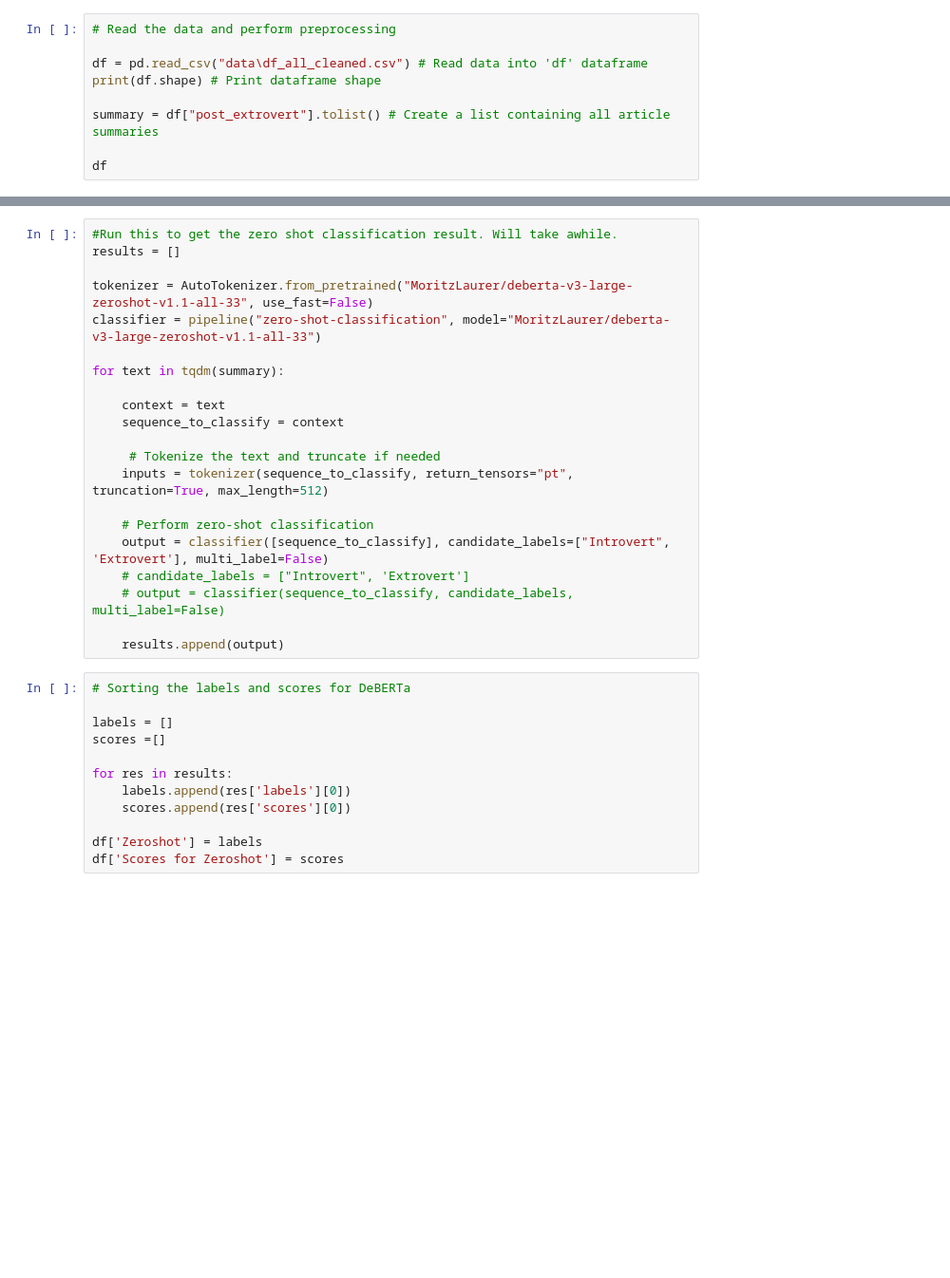
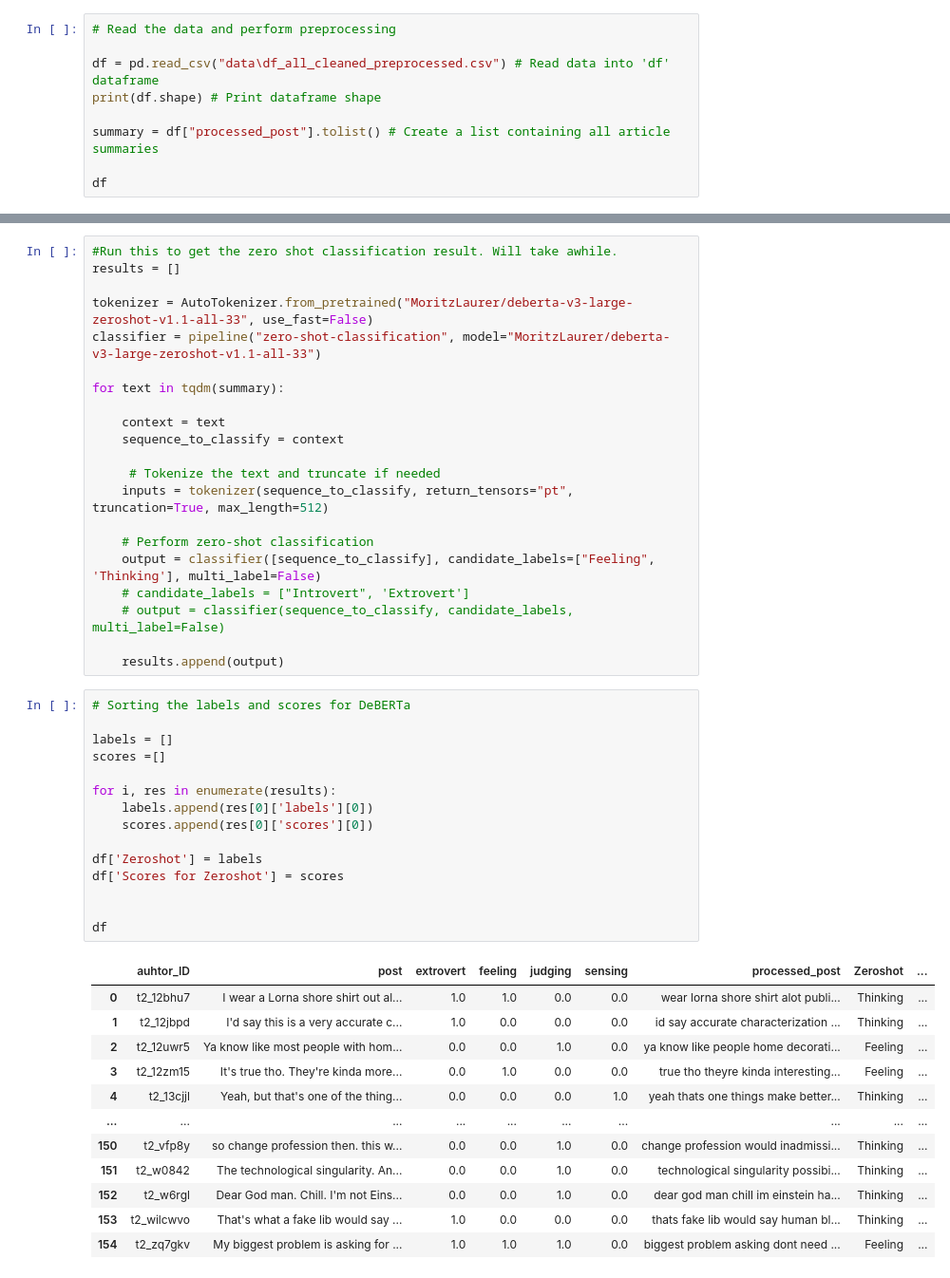
Before and after one commit to DimitarDimitrov2001/LanguageAI-Assignment, a Jupyter notebook: Zeroshot.ipynb, the cells around one changed output, grey strips where cells are left out. Shown: that part at 95% size. Drawn from its saved outputs; the diff is of its cells as text; blank space fills up the shorter version.

Commit message:
Updated Zeroshot and Wordclouds

```diff
--- a/Zeroshot.ipynb
+++ b/Zeroshot.ipynb
@@ -5,9 +6,9 @@ from transformers import pipeline, AutoTokenizer
 # %%
 # Read the data and perform preprocessing
 
-df = pd.read_csv("data\df_all_cleaned.csv") # Read data into 'df' dataframe
+df = pd.read_csv("data\df_all_cleaned_preprocessed.csv") # Read data into 'df' dataframe
 print(df.shape) # Print dataframe shape
 
-summary = df["post_extrovert"].tolist() # Create a list containing all article summaries
+summary = df["processed_post"].tolist() # Create a list containing all article summaries
 
 df
@@ -27,7 +43,7 @@ for text in tqdm(summary):
     inputs = tokenizer(sequence_to_classify, return_tensors="pt", truncation=True, max_length=512)
 
     # Perform zero-shot classification
-    output = classifier([sequence_to_classify], candidate_labels=["Introvert", 'Extrovert'], multi_label=False)
+    output = classifier([sequence_to_classify], candidate_labels=["Feeling", 'Thinking'], multi_label=False)
     # candidate_labels = ["Introvert", 'Extrovert']
     # output = classifier(sequence_to_classify, candidate_labels, multi_label=False)
 
@@ -35,12 +51,28 @@ for text in tqdm(summary):
 # %%
 # Sorting the labels and scores for DeBERTa
 
 labels = []
 scores =[]
 
-for res in results:
-    labels.append(res['labels'][0])
-    scores.append(res['scores'][0])
+for i, res in enumerate(results):
+    labels.append(res[0]['labels'][0])
+    scores.append(res[0]['scores'][0])
 
 df['Zeroshot'] = labels
 df['Scores for Zeroshot'] = scores
+
+
+df
+# %% [output]
+|  | auhtor_ID | post | extrovert | feeling | judging | sensing | processed_post | Zeroshot | ... |
+| 0 | t2_12bhu7 | I wear a Lorna shore shirt out al... | 1.0 | 1.0 | 0.0 | 0.0 | wear lorna shore shirt alot publi... | Thinking | ... |
+| 1 | t2_12jbpd | I'd say this is a very accurate c... | 1.0 | 0.0 | 0.0 | 0.0 | id say accurate characterization ... | Thinking | ... |
+| 2 | t2_12uwr5 | Ya know like most people with hom... | 0.0 | 0.0 | 1.0 | 0.0 | ya know like people home decorati... | Feeling | ... |
+| 3 | t2_12zm15 | It's true tho. They're kinda more... | 0.0 | 1.0 | 0.0 | 0.0 | true tho theyre kinda interesting... | Feeling | ... |
+| 4 | t2_13cjjl | Yeah, but that's one of the thing... | 0.0 | 0.0 | 0.0 | 1.0 | yeah thats one things make better... | Thinking | ... |
+| ... | ... | ... | ... | ... | ... | ... | ... | ... | ... |
+| 150 | t2_vfp8y | so change profession then. this w... | 0.0 | 0.0 | 1.0 | 0.0 | change profession would inadmissi... | Thinking | ... |
+| 151 | t2_w0842 | The technological singularity. An... | 0.0 | 0.0 | 1.0 | 0.0 | technological singularity possibi... | Thinking | ... |
+| 152 | t2_w6rgl | Dear God man. Chill. I'm not Eins... | 0.0 | 0.0 | 1.0 | 0.0 | dear god man chill im einstein ha... | Thinking | ... |
+| 153 | t2_wilcwvo | That's what a fake lib would say ... | 1.0 | 0.0 | 0.0 | 0.0 | thats fake lib would say human bl... | Thinking | ... |
+| 154 | t2_zq7gkv | My biggest problem is asking for ... | 1.0 | 1.0 | 1.0 | 0.0 | biggest problem asking dont need ... | Feeling | ... |
```
Also changed, not shown: parts of 6 cells of this notebook, 2 other files.
